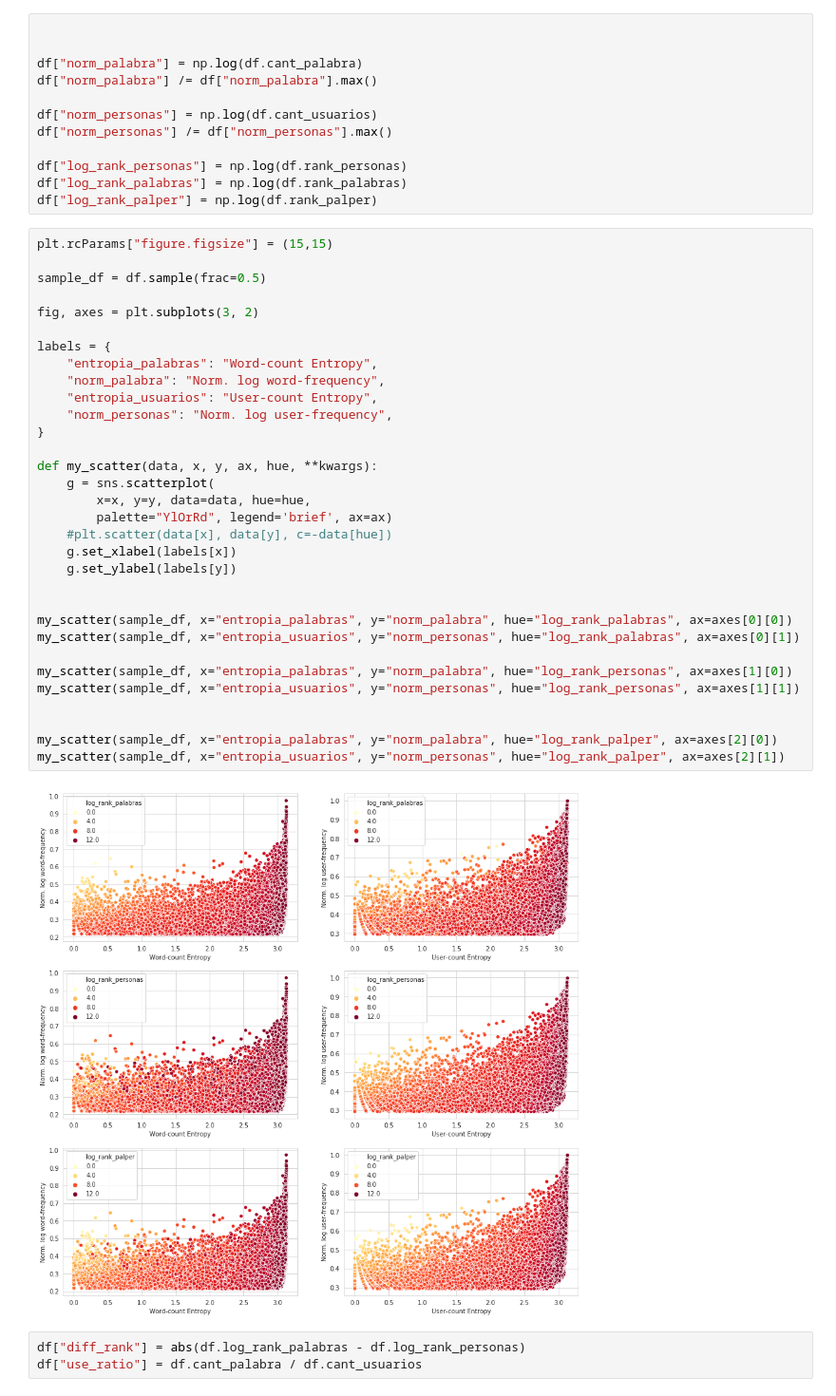
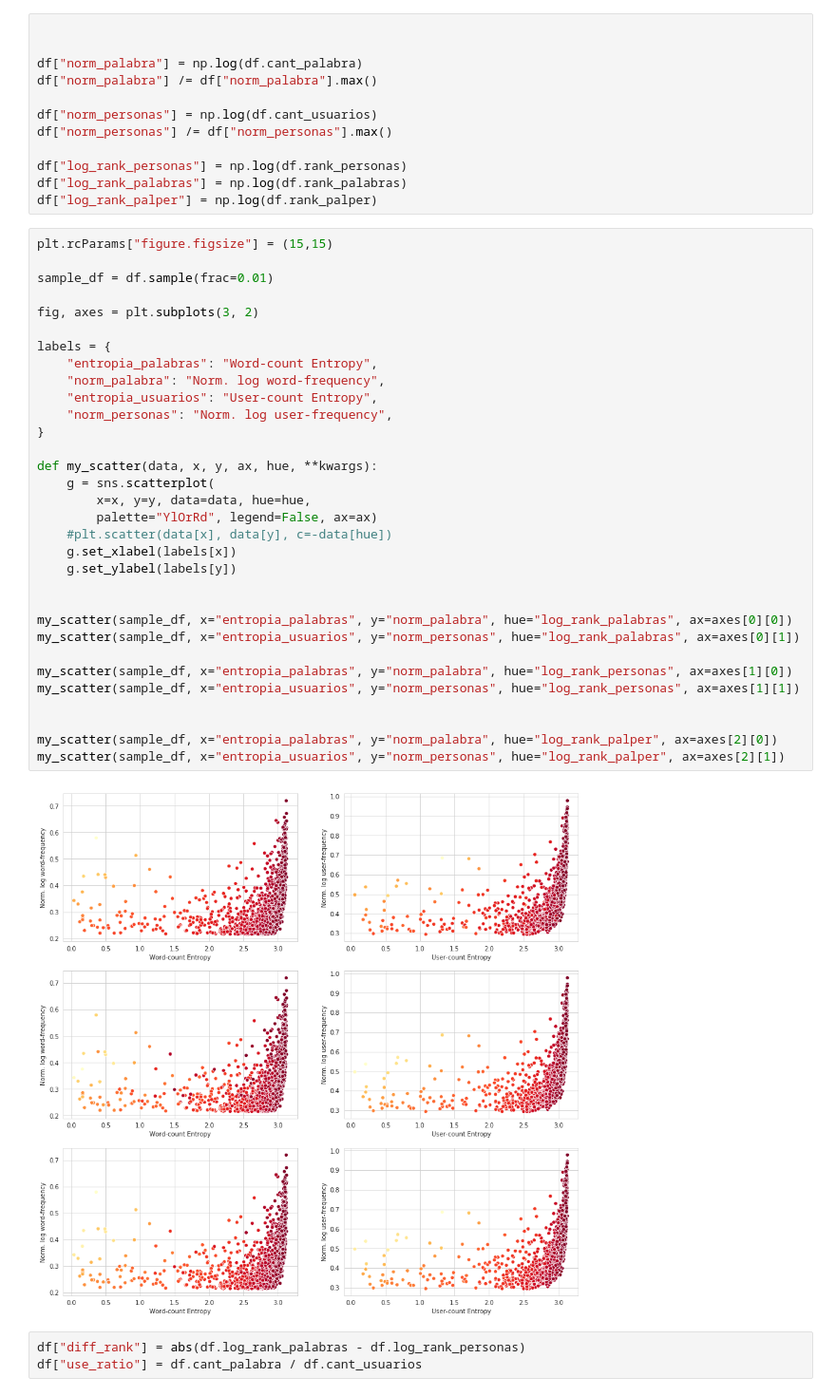
Before and after one commit to finiteautomata/contrastes, a Jupyter notebook: notebooks/graficos-entropia.ipynb, the cells around one changed output. Shown at 95% size. Saved outputs shown, nothing was run; the diff lists cells and outputs as text.

```diff
--- a/notebooks/graficos-entropia.ipynb
+++ b/notebooks/graficos-entropia.ipynb
@@ -185,37 +188,37 @@ df["log_rank_palper"] = np.log(df.rank_palper)
 # %%
 plt.rcParams["figure.figsize"] = (15,15)
 
-sample_df = df.sample(frac=0.5)
+sample_df = df.sample(frac=0.01)
 
 fig, axes = plt.subplots(3, 2)
 
 labels = {
     "entropia_palabras": "Word-count Entropy",
     "norm_palabra": "Norm. log word-frequency",
     "entropia_usuarios": "User-count Entropy",
     "norm_personas": "Norm. log user-frequency",
 }
 
 def my_scatter(data, x, y, ax, hue, **kwargs):
     g = sns.scatterplot(
         x=x, y=y, data=data, hue=hue,
-        palette="YlOrRd", legend='brief', ax=ax)
+        palette="YlOrRd", legend=False, ax=ax)
     #plt.scatter(data[x], data[y], c=-data[hue])
     g.set_xlabel(labels[x])
     g.set_ylabel(labels[y])
 
 
 my_scatter(sample_df, x="entropia_palabras", y="norm_palabra", hue="log_rank_palabras", ax=axes[0][0])
 my_scatter(sample_df, x="entropia_usuarios", y="norm_personas", hue="log_rank_palabras", ax=axes[0][1])
 
 my_scatter(sample_df, x="entropia_palabras", y="norm_palabra", hue="log_rank_personas", ax=axes[1][0])
 my_scatter(sample_df, x="entropia_usuarios", y="norm_personas", hue="log_rank_personas", ax=axes[1][1])
 
 
 my_scatter(sample_df, x="entropia_palabras", y="norm_palabra", hue="log_rank_palper", ax=axes[2][0])
 my_scatter(sample_df, x="entropia_usuarios", y="norm_personas", hue="log_rank_palper", ax=axes[2][1])
 # %% [output]
-[figure, old version]
+[figure, new version]
 # %%
 df["diff_rank"] = abs(df.log_rank_palabras - df.log_rank_personas)
 df["use_ratio"] = df.cant_palabra / df.cant_usuarios
```
Also changed, not shown: parts of 2 cells of this notebook, 1 other file.
